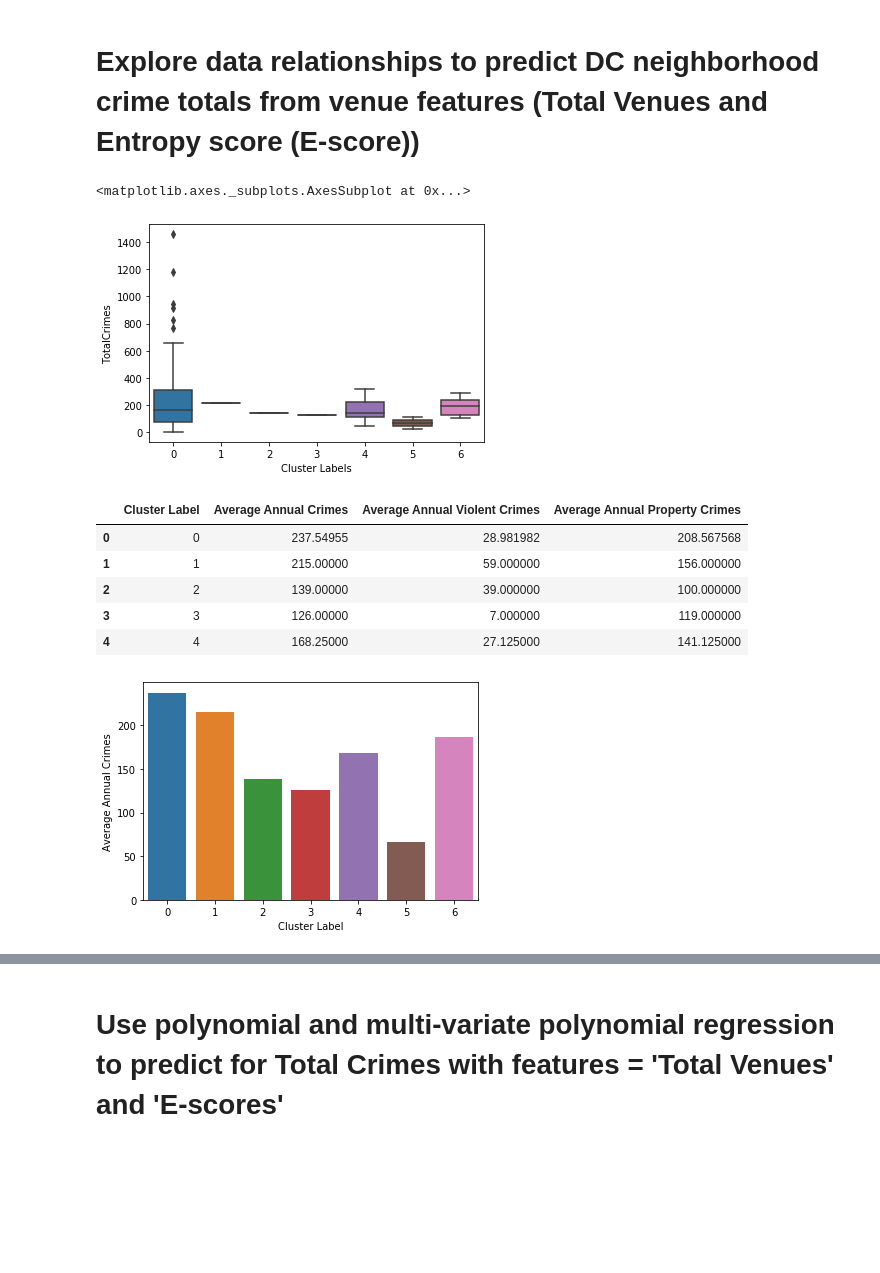
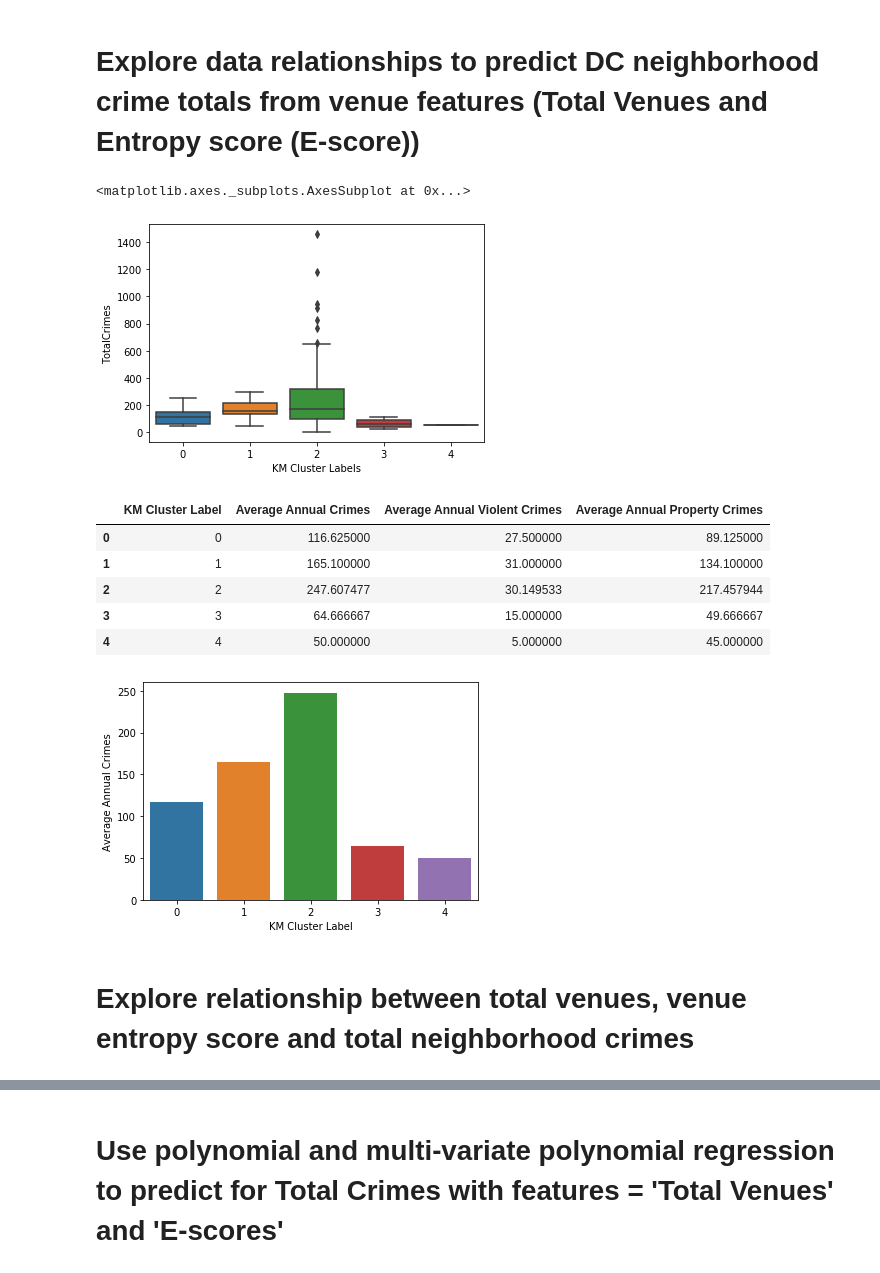
Before and after one commit to ccmrsrobinson/Coursera_Capstone, a Jupyter notebook: IBMDataScienceCapstone.ipynb, the cells around one changed output, grey strips where cells are left out. Cells and saved outputs as stored; diff of their text form; code cells hidden in the pictures; blank space fills up the shorter version.

```diff
--- a/IBMDataScienceCapstone.ipynb
+++ b/IBMDataScienceCapstone.ipynb
@@ -534,0 +513,9 @@ Text(0, 0.5, 'Silhouette score')
+# %%
+# set number of clusters
+kclusters = 5
+
+# run k-means clustering
+kmeans = KMeans(n_clusters=kclusters, random_state=0).fit(DC_grouped_clustering)
+
+# check cluster labels generated for each row in the dataframe
+kmeans.labels_
@@ -535,5 +529,5 @@ Text(0, 0.5, 'Silhouette score')
 # %%
-df_DC_neigh2['Cluster Labels'] = kmeans.labels_
+df_DC_neigh2['KM Cluster Labels'] = kmeans.labels_
 df_DC_neigh2.head()
 # %% [output]
 |  | Neighborhood | Total Venues | E-scores | Latitude | Longitude | TotalCrimes | ViolentCrimes | PropertyCrimes | ... |
@@ -544,5 +538,5 @@ df_DC_neigh2.head()
 | 4 | Barnaby Woods | 4 | 1.386294 | 38.975433 | -77.060174 | 36 | 0 | 36 | ... |
 # %%
-df_DC_neigh3=df_DC_neigh2.reindex(columns= ['Neighborhood', 'Latitude','Longitude','Total Venues','E-scores','Cluster Labels','TotalCrimes','ViolentCrimes','PropertyCrimes'])
+df_DC_neigh3=df_DC_neigh2.reindex(columns= ['Neighborhood', 'Latitude','Longitude','Total Venues','E-scores','KM Cluster Labels','TotalCrimes','ViolentCrimes','PropertyCrimes'])
 df_DC_neigh3.head(10)
 # %% [output]
@@ -600,28 +594,30 @@ map_clusters
 # %% [markdown]
 # Explore data relationships to predict DC neighborhood crime totals from venue features (Total Venues and Entropy score (E-score))
 # %%
-sns.boxplot(x="Cluster Labels", y="TotalCrimes", data=df_DC_neigh3)
+import seaborn as sns
+sns.boxplot(x="KM Cluster Labels", y="TotalCrimes", data=df_DC_neigh3)
 # %% [output]
 <matplotlib.axes._subplots.AxesSubplot at 0x...>
-[figure, old version]
+[figure, new version]
 # %%
-df_DC_neigh_clustergrouped = df_DC_neigh3.groupby('Cluster Labels').mean().reset_index()
-df_DC_neigh_clustergrouped1 = df_DC_neigh_clustergrouped[['Cluster Labels','TotalCrimes','ViolentCrimes','PropertyCrimes']]
-df_DC_neigh_clustergrouped1.columns = ['Cluster Label','Average Annual Crimes','Average Annual Violent Crimes','Average Annual Property Crimes']
+df_DC_neigh_clustergrouped = df_DC_neigh3.groupby('KM Cluster Labels').mean().reset_index()
+df_DC_neigh_clustergrouped1 = df_DC_neigh_clustergrouped[['KM Cluster Labels','TotalCrimes','ViolentCrimes','PropertyCrimes']]
+df_DC_neigh_clustergrouped1.columns = ['KM Cluster Label','Average Annual Crimes','Average Annual Violent Crimes','Average Annual Property Crimes']
 df_DC_neigh_clustergrouped1.head()
 # %% [output]
-|  | Cluster Label | Average Annual Crimes | Average Annual Violent Crimes | Average Annual Property Crimes |
-| 0 | 0 | 237.54955 | 28.981982 | 208.567568 |
-| 1 | 1 | 215.00000 | 59.000000 | 156.000000 |
-| 2 | 2 | 139.00000 | 39.000000 | 100.000000 |
-| 3 | 3 | 126.00000 | 7.000000 | 119.000000 |
-| 4 | 4 | 168.25000 | 27.125000 | 141.125000 |
+|  | KM Cluster Label | Average Annual Crimes | Average Annual Violent Crimes | Average Annual Property Crimes |
+| 0 | 0 | 116.625000 | 27.500000 | 89.125000 |
+| 1 | 1 | 165.100000 | 31.000000 | 134.100000 |
+| 2 | 2 | 247.607477 | 30.149533 | 217.457944 |
+| 3 | 3 | 64.666667 | 15.000000 | 49.666667 |
+| 4 | 4 | 50.000000 | 5.000000 | 45.000000 |
 # %%
 %matplotlib inline
-import seaborn as sns
-ax = sns.barplot(x="Cluster Label", y="Average Annual Crimes", data=df_DC_neigh_clustergrouped1)
+ax = sns.barplot(x="KM Cluster Label", y="Average Annual Crimes", data=df_DC_neigh_clustergrouped1)
 # %% [output]
-[figure, old version]
+[figure, new version]
+# %% [markdown]
+# Explore relationship between total venues, venue entropy score and total neighborhood crimes
 # %%
 %matplotlib inline
 import seaborn as sns
```
Also changed, not shown: parts of 141 cells of this notebook, 7 other files.
